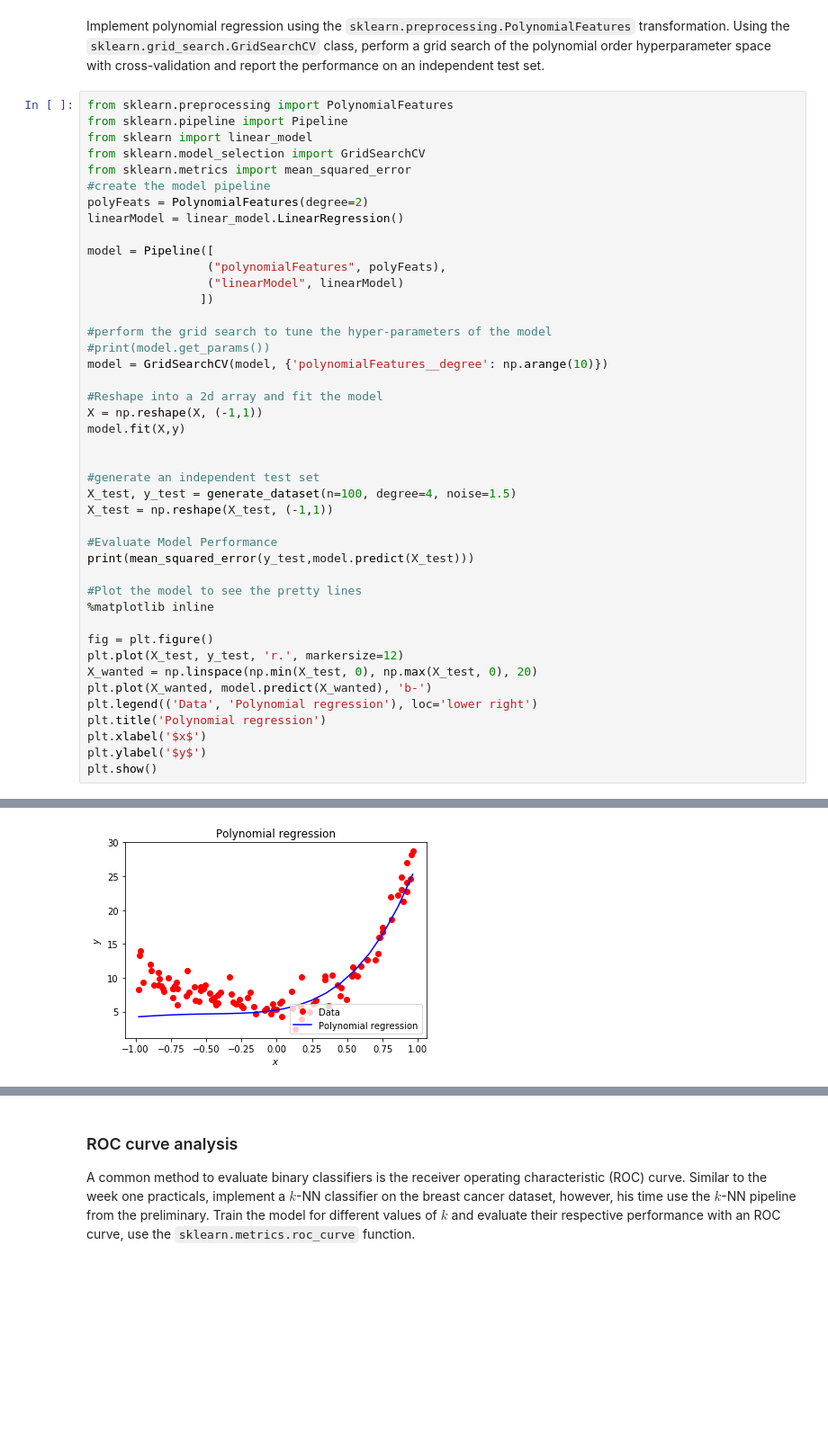
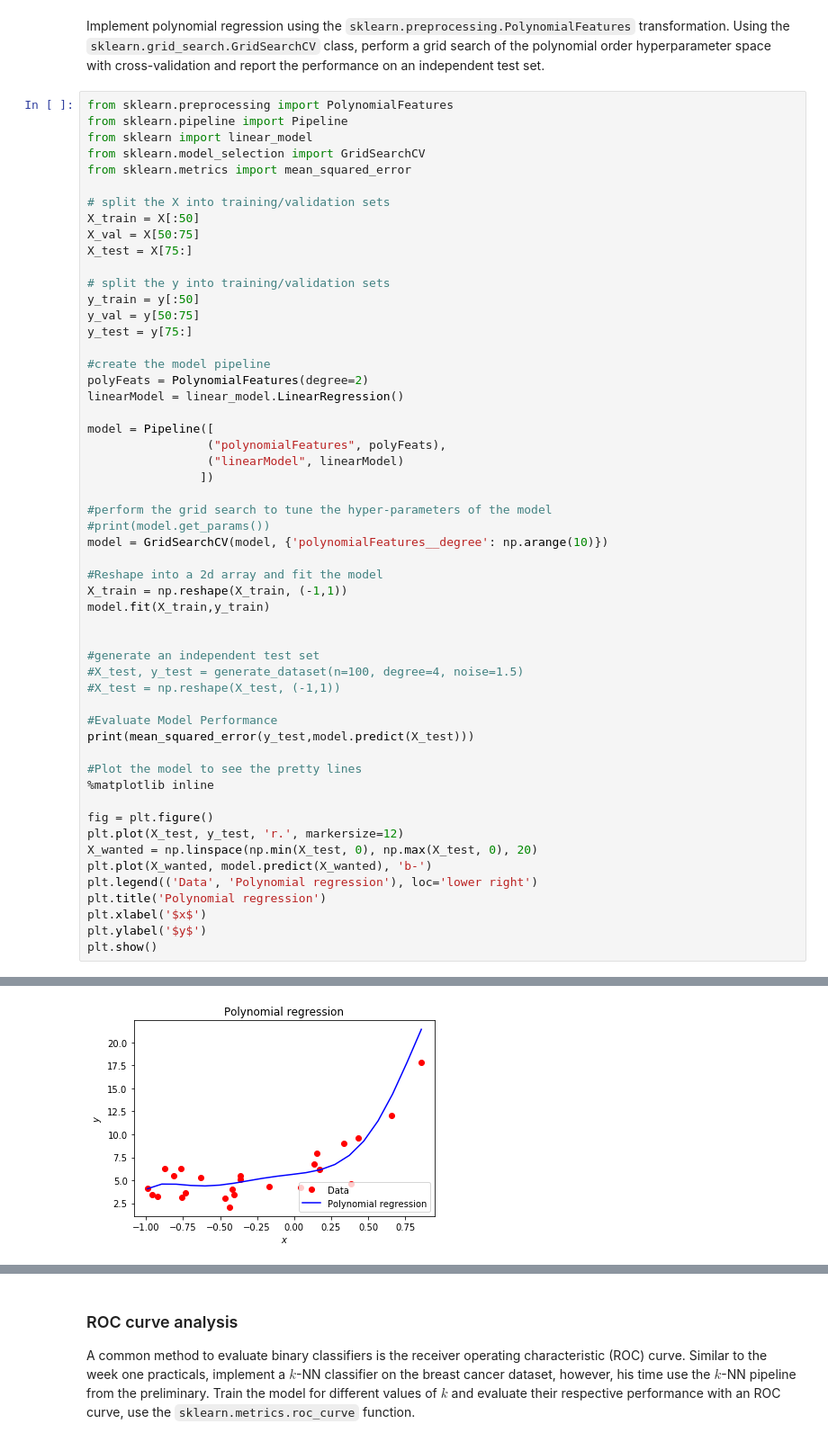
Before and after one commit to njits23/8dm40-machine-learning, a Jupyter notebook: practicals/week_2.ipynb, the cells around one changed output, grey strips where cells are left out. Shown at 90% size. Cells and saved outputs as stored; diff of their text form; blank space fills up the shorter version.

```diff
--- a/practicals/week_2.ipynb
+++ b/practicals/week_2.ipynb
@@ -156,6 +156,17 @@ from sklearn.pipeline import Pipeline
 from sklearn import linear_model
 from sklearn.model_selection import GridSearchCV
 from sklearn.metrics import mean_squared_error
+
+# split the X into training/validation sets
+X_train = X[:50]
+X_val = X[50:75]
+X_test = X[75:]
+
+# split the y into training/validation sets
+y_train = y[:50]
+y_val = y[50:75]
+y_test = y[75:]
+
 #create the model pipeline
 polyFeats = PolynomialFeatures(degree=2)
 linearModel = linear_model.LinearRegression()
@@ -170,13 +181,13 @@ model = Pipeline([
 model = GridSearchCV(model, {'polynomialFeatures__degree': np.arange(10)})
 
 #Reshape into a 2d array and fit the model
-X = np.reshape(X, (-1,1))
-model.fit(X,y)
+X_train = np.reshape(X_train, (-1,1))
+model.fit(X_train,y_train)
 
 
 #generate an independent test set
-X_test, y_test = generate_dataset(n=100, degree=4, noise=1.5)
-X_test = np.reshape(X_test, (-1,1))
+#X_test, y_test = generate_dataset(n=100, degree=4, noise=1.5)
+#X_test = np.reshape(X_test, (-1,1))
 
 #Evaluate Model Performance
 print(mean_squared_error(y_test,model.predict(X_test)))
@@ -198 +209 @@ plt.show()
-[figure, old version]
+[figure, new version]
```
Also changed, not shown: parts of 4 cells of this notebook.
